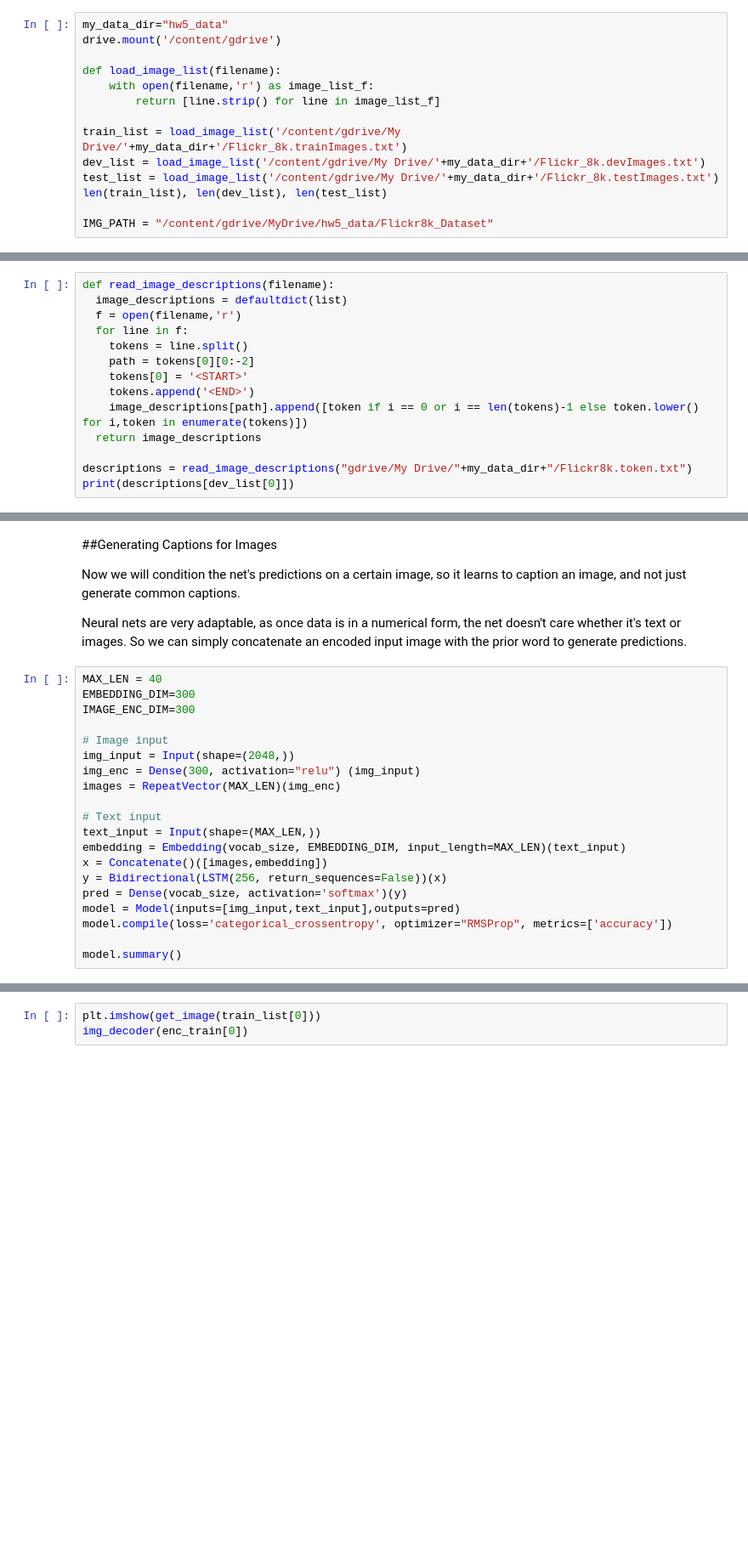
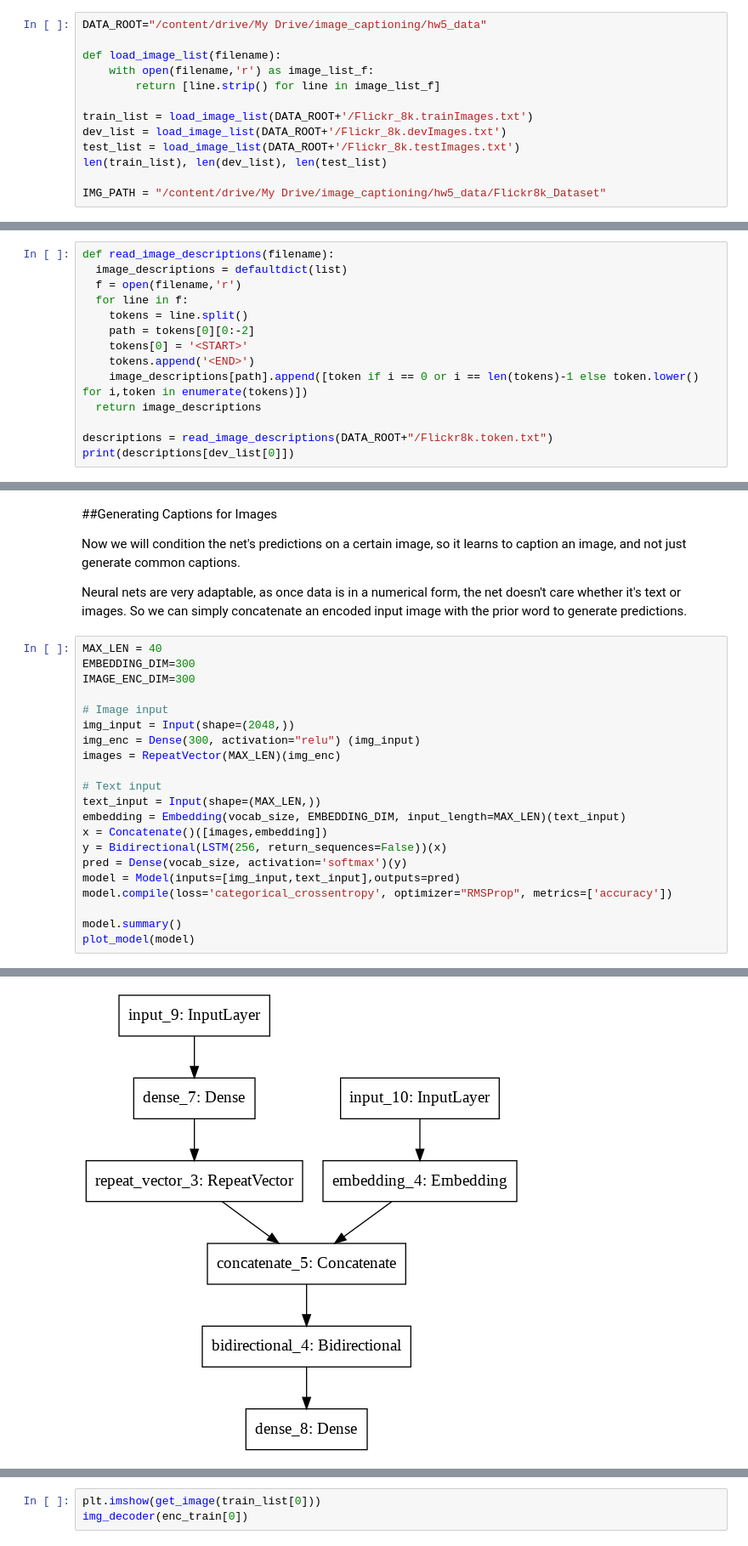
Before and after one commit to SeanHarris99/image_captioning, a Jupyter notebook: image_captioning.ipynb, the cells around one changed output, grey strips where cells are left out. Shown at 85% size. Cells and saved outputs as stored; diff of their text form; blank space fills up the shorter version.

```diff
--- a/image_captioning (2).ipynb
+++ b/image_captioning.ipynb
@@ -34,14 +41,13 @@ from google.colab import drive
 # %%
-my_data_dir="hw5_data"
-drive.mount('/content/gdrive')
+DATA_ROOT="/content/drive/My Drive/image_captioning/hw5_data"
 
 def load_image_list(filename):
     with open(filename,'r') as image_list_f:
         return [line.strip() for line in image_list_f]
 
-train_list = load_image_list('/content/gdrive/My Drive/'+my_data_dir+'/Flickr_8k.trainImages.txt')
-dev_list = load_image_list('/content/gdrive/My Drive/'+my_data_dir+'/Flickr_8k.devImages.txt')
-test_list = load_image_list('/content/gdrive/My Drive/'+my_data_dir+'/Flickr_8k.testImages.txt')
+train_list = load_image_list(DATA_ROOT+'/Flickr_8k.trainImages.txt')
+dev_list = load_image_list(DATA_ROOT+'/Flickr_8k.devImages.txt')
+test_list = load_image_list(DATA_ROOT+'/Flickr_8k.testImages.txt')
 len(train_list), len(dev_list), len(test_list)
 
-IMG_PATH = "/content/gdrive/MyDrive/hw5_data/Flickr8k_Dataset"
+IMG_PATH = "/content/drive/My Drive/image_captioning/hw5_data/Flickr8k_Dataset"
@@ -133,7 +137,7 @@ def read_image_descriptions(filename):
     image_descriptions[path].append([token if i == 0 or i == len(tokens)-1 else token.lower() for i,token in enumerate(tokens)])
   return image_descriptions
 
-descriptions = read_image_descriptions("gdrive/My Drive/"+my_data_dir+"/Flickr8k.token.txt")
+descriptions = read_image_descriptions(DATA_ROOT+"/Flickr8k.token.txt")
 print(descriptions[dev_list[0]])
 # %% [output]
 [['<START>', 'the', 'boy', 'laying', 'face', 'down', 'on', 'a', 'skateboard', 'is', 'being', 'pushed', 'along', 'the', 'ground', 'by', 'another', 'boy', '.', '<END>'], ['<START>', 'two', 'girls', 'pla ...
@@ -313,4 +317,5 @@ model = Model(inputs=[img_input,text_input],outputs=pred)
 model.compile(loss='categorical_crossentropy', optimizer="RMSProp", metrics=['accuracy'])
 
 model.summary()
+plot_model(model)
 # %% [output]
@@ -328,7 +333,8 @@ repeat_vector (RepeatVector)    (None, 40, 300)      0           dense_1[0][0]
 __________________________________________________________________________________________________
 ... (9 lines left out)
 Total params: 9,622,609
 Trainable params: 9,622,609
 Non-trainable params: 0
 __________________________________________________________________________________________________
+[figure, added]
 # %%
```
Also changed, not shown: parts of 20 cells of this notebook, 6 other files.
